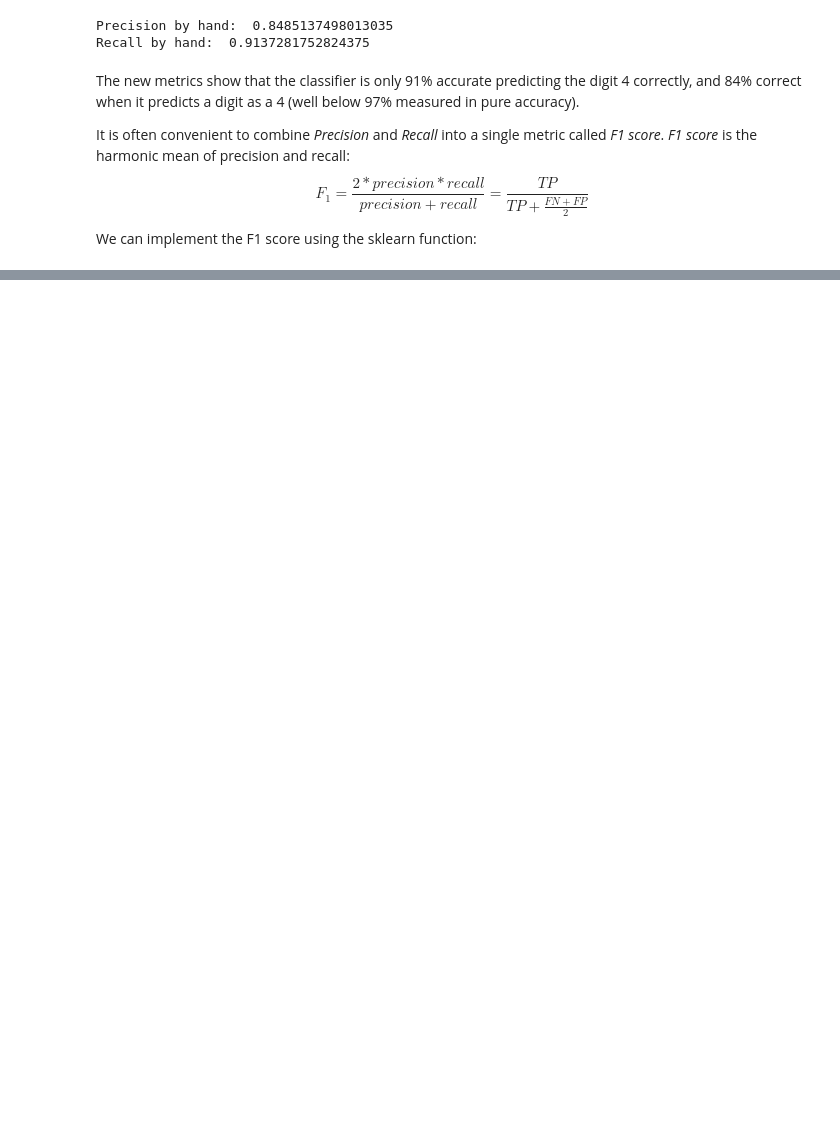
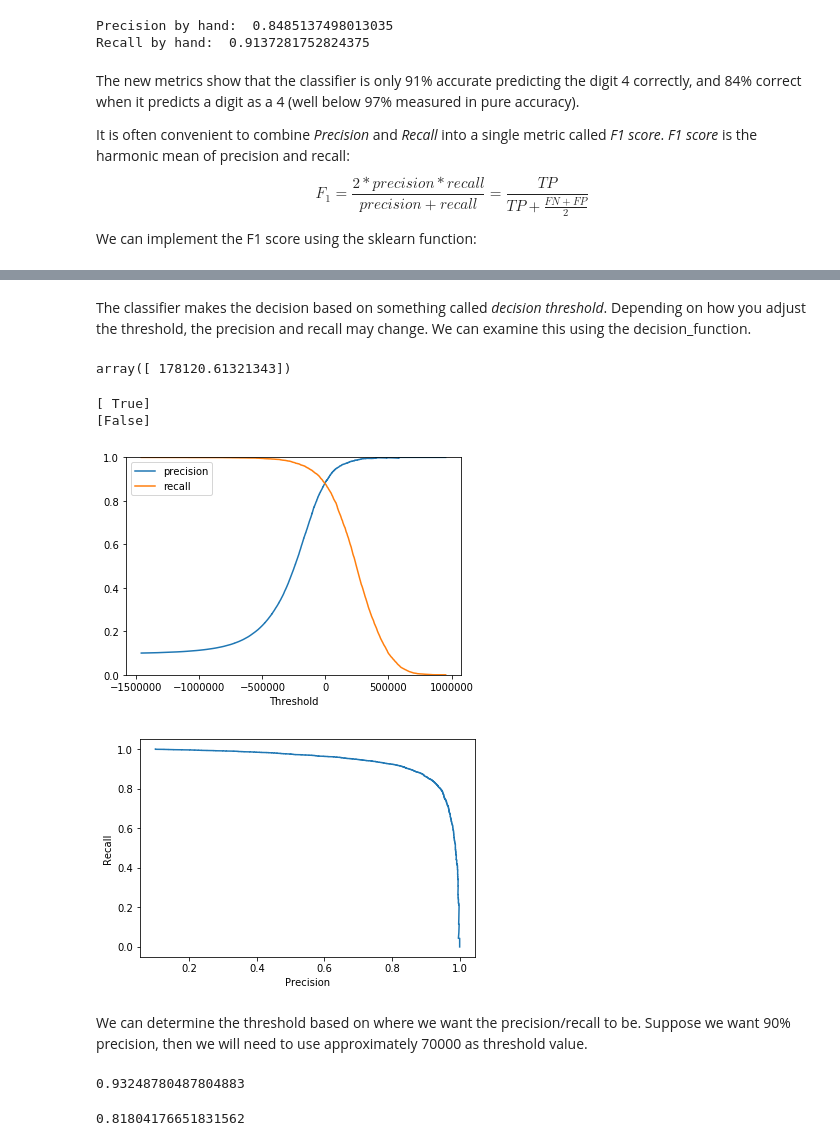
Before and after one commit to youngjeong46/hands-on-machine-learning, a Jupyter notebook: classification/classification.ipynb, the cells around one changed output, grey strips where cells are left out. Saved outputs shown, nothing was run; the diff lists cells and outputs as text; code cells hidden in the pictures; blank space fills up the shorter version.

```diff
--- a/classification/classification.ipynb
+++ b/classification/classification.ipynb
@@ -172,0 +179,54 @@ f1_score(ytrain_4,ytrain_pred)
+# %% [markdown]
+The classifier makes the decision based on something called *decision threshold*. Depending on how you adjust the threshold, the precision and recall may change. We can examine this using the decision_function.
+# %%
+y_scores=sgd_clf.decision_function([some_digit])
+y_scores
+# %% [output]
+array([ 178120.61321343])
+# %%
+threshold=0
+y_some_digit_pred =(y_scores>threshold)
+print(y_some_digit_pred)
+
+threshold=200000
+y_some_digit_pred=(y_scores > threshold)
+print(y_some_digit_pred)
+# %% [output]
+[ True]
+[False]
+# %%
+y_scores=cross_val_predict(sgd_clf,Xtrain,ytrain_4,cv=3,method='decision_function')
+
+from sklearn.metrics import precision_recall_curve
+
+precisions, recalls, thresholds = precision_recall_curve(ytrain_4,y_scores)
+
+def plot_precision_recall_vs_threshold(precisions,recalls,thresholds):
+    ys=[precisions[1:],recalls[1:]]
+    labels=['precision','recall']
+    for y,label in zip(ys,labels):
+        plt.plot(thresholds,y,label=label)
+    plt.xlabel('Threshold')
+    plt.legend(loc="upper left")
+    plt.ylim([0,1])
+
+plot_precision_recall_vs_threshold(precisions,recalls,thresholds)
+plt.show()
+plt.plot(precisions,recalls)
+plt.xlabel('Precision')
+plt.ylabel('Recall')
+plt.show()
+# %% [output]
+[figure, added]
+[figure, added]
+# %% [markdown]
+We can determine the threshold based on where we want the precision/recall to be. Suppose we want 90% precision, then we will need to use approximately 70000 as threshold value.
+# %%
+y_train_pred_90 = (y_scores > 70000)
+precision_score(ytrain_4,y_train_pred_90)
+# %% [output]
+0.93248780487804883
+# %%
+recall_score(ytrain_4,y_train_pred_90)
+# %% [output]
+0.81804176651831562
```
Also changed, not shown: parts of 18 cells of this notebook, 1 other file.
